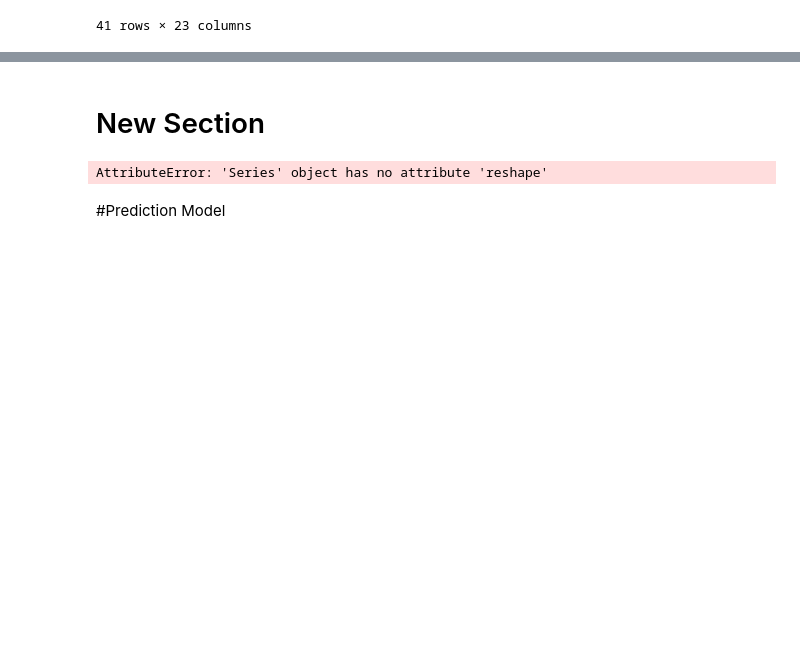
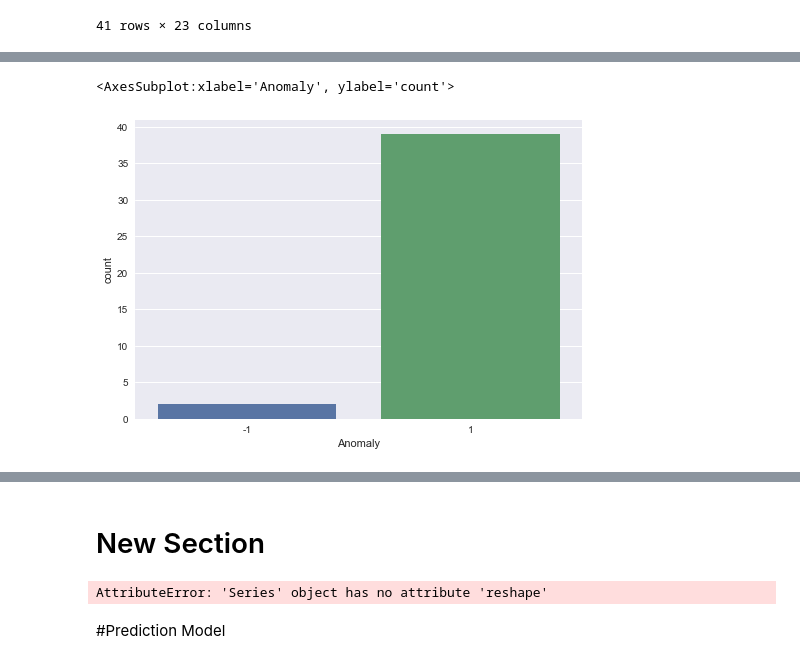
Before and after one commit to Lester0142/Covid_Data_Analysis, a Jupyter notebook: DSAI_Project_22s1.ipynb, the cells around one changed output, grey strips where cells are left out. Saved outputs shown, nothing was run; the diff lists cells and outputs as text; code cells hidden in the pictures; blank space fills up the shorter version.

```diff
--- a/DSAI_Project_22s1.ipynb
+++ b/DSAI_Project_22s1.ipynb
@@ -340,0 +398,13 @@ lof.fit(Weekly_Cases_Data.values)
+# %%
+# Predict the Anomalies
+labels = lof.fit_predict(WeekDeathVac)
+
+# Append Labels to the Data
+WeekDeathVac_labeled = WeekDeathVac.copy()
+WeekDeathVac_labeled["Anomaly"] = pd.Categorical(labels)
+
+# Summary of the Anomaly Labels
+sb.countplot(WeekDeathVac_labeled["Anomaly"])
+# %% [output]
+<AxesSubplot:xlabel='Anomaly', ylabel='count'>
+[figure, added]
```
Also changed, not shown: parts of 8 cells of this notebook.
